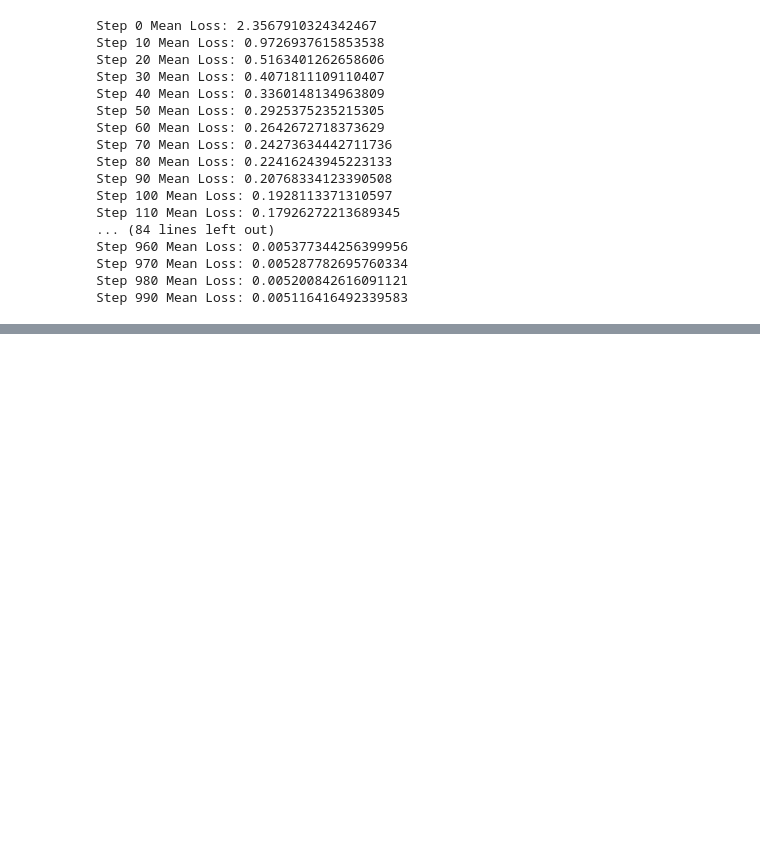
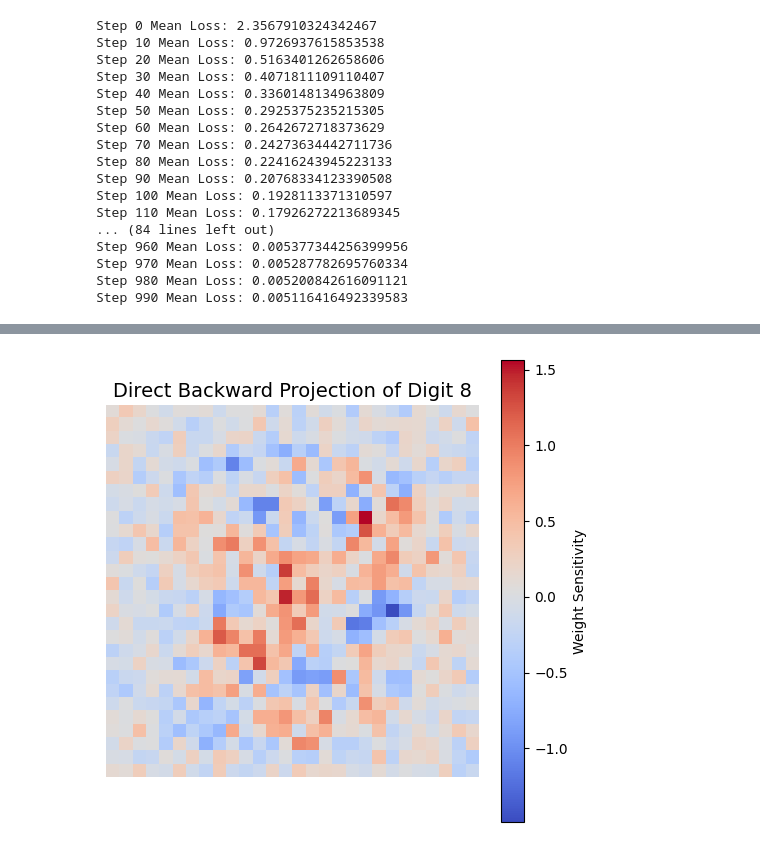
Before and after one commit to esh-g/mnist-MLP, a Jupyter notebook: MLP.ipynb, the cells around one changed output, grey strips where cells are left out. Saved outputs shown, nothing was run; the diff lists cells and outputs as text; code cells hidden in the pictures; blank space fills up the shorter version.

```diff
--- a/MLP.ipynb
+++ b/MLP.ipynb
@@ -350,0 +360,23 @@ Step 990 Mean Loss: 0.005116416492339583
+# %%
+import matplotlib.pyplot as plt
+
+# 1. Create a one-hot vector for digit 8
+one_hot_8 = np.zeros((1, 10))
+one_hot_8[0, 8] = 1.0
+
+# 2. Back-project through the layers
+# (1, 10) @ (10, 128) -> (1, 128)
+hidden_pattern = one_hot_8 @ weights2.T
+
+# (1, 128) @ (128, 784) -> (1, 784)
+input_reconstruction = hidden_pattern @ weights1.T
+
+# 3. Plot the result
+plt.figure(figsize=(6, 6))
+plt.imshow(input_reconstruction.reshape(28, 28), cmap='coolwarm')
+plt.colorbar(label="Weight Sensitivity")
+plt.title("Direct Backward Projection of Digit 8", fontsize=14)
+plt.axis('off')
+plt.show()
+# %% [output]
+[figure, added]
```
Also changed, not shown: parts of 7 cells of this notebook.
